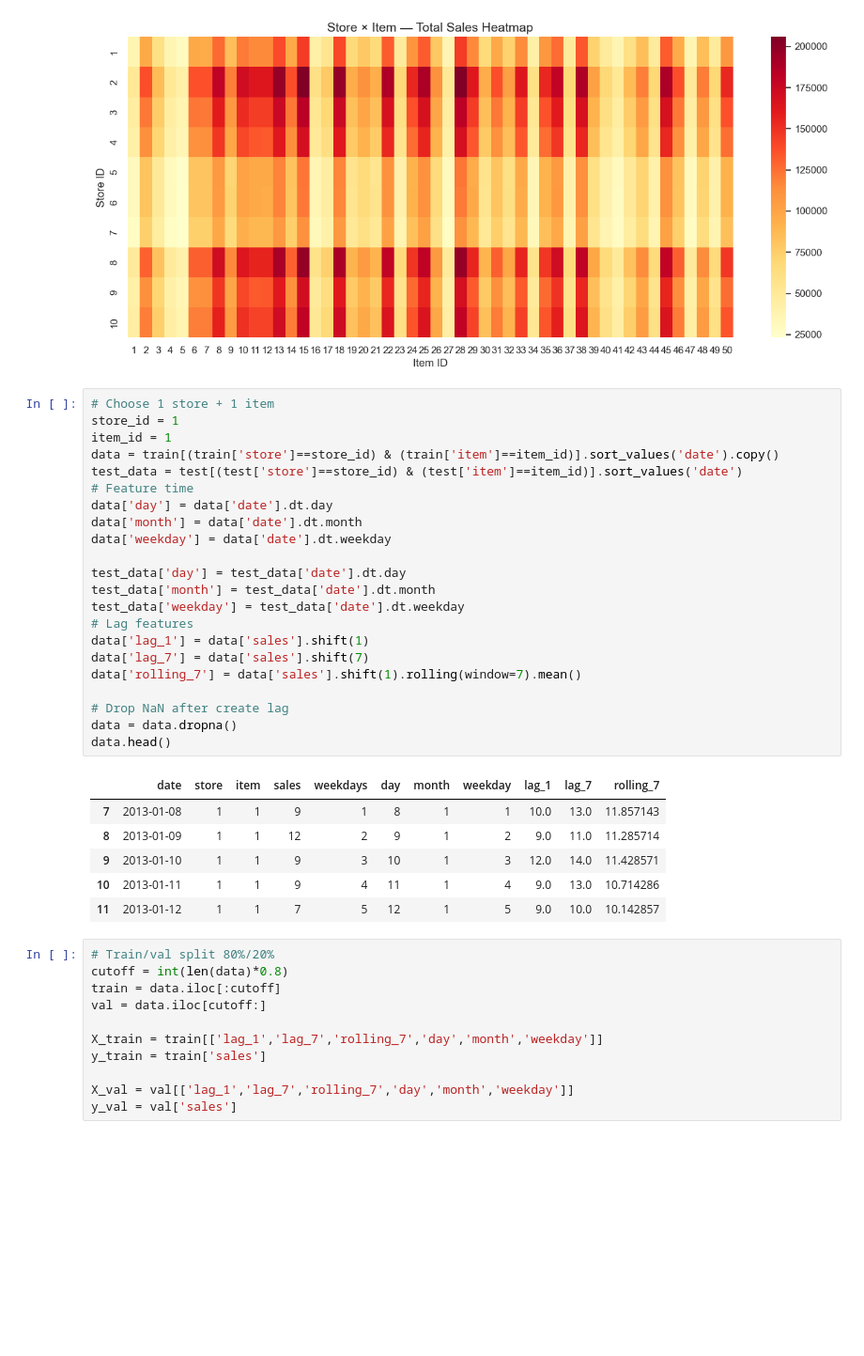
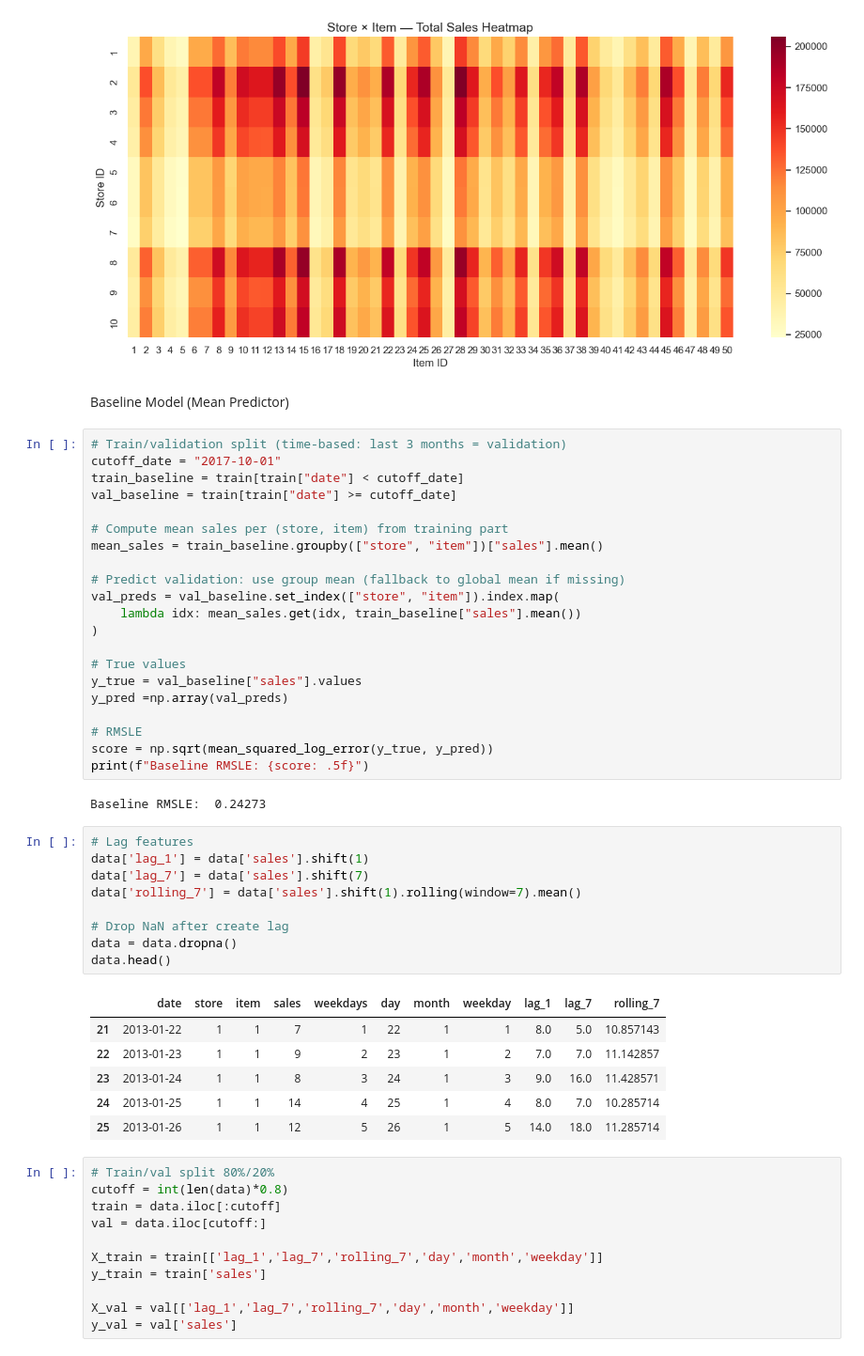
Before and after one commit to Audrey175/Product-Intelligence-Demand-Forecasting, a Jupyter notebook: notebooks/01_data_overview.ipynb, the cells around one changed output. Shown at 94% size. Saved outputs shown, nothing was run; the diff lists cells and outputs as text; blank space fills up the shorter version.

```diff
--- a/notebooks/01_data_overview.ipynb
+++ b/notebooks/01_data_overview.ipynb
@@ -260,35 +260,47 @@ plt.ylabel("Store ID")
 plt.show()
 # %% [output]
 [figure]
+# %% [markdown]
+Baseline Model (Mean Predictor)
+# %%
+# Train/validation split (time-based: last 3 months = validation)
+cutoff_date = "2017-10-01"
+train_baseline = train[train["date"] < cutoff_date]
+val_baseline = train[train["date"] >= cutoff_date]
+
+# Compute mean sales per (store, item) from training part
+mean_sales = train_baseline.groupby(["store", "item"])["sales"].mean()
+
+# Predict validation: use group mean (fallback to global mean if missing)
+val_preds = val_baseline.set_index(["store", "item"]).index.map(
+    lambda idx: mean_sales.get(idx, train_baseline["sales"].mean())
+)
+
+# True values
+y_true = val_baseline["sales"].values
+y_pred =np.array(val_preds)
+
+# RMSLE
+score = np.sqrt(mean_squared_log_error(y_true, y_pred))
+print(f"Baseline RMSLE: {score: .5f}")
+# %% [output]
+Baseline RMSLE:  0.24273
 # %%
-# Choose 1 store + 1 item
-store_id = 1
-item_id = 1
-data = train[(train['store']==store_id) & (train['item']==item_id)].sort_values('date').copy()
-test_data = test[(test['store']==store_id) & (test['item']==item_id)].sort_values('date')
-# Feature time
-data['day'] = data['date'].dt.day
-data['month'] = data['date'].dt.month
-data['weekday'] = data['date'].dt.weekday
-
-test_data['day'] = test_data['date'].dt.day
-test_data['month'] = test_data['date'].dt.month
-test_data['weekday'] = test_data['date'].dt.weekday
 # Lag features
 data['lag_1'] = data['sales'].shift(1)
 data['lag_7'] = data['sales'].shift(7)
 data['rolling_7'] = data['sales'].shift(1).rolling(window=7).mean()
 
 # Drop NaN after create lag
 data = data.dropna()
 data.head()
 # %% [output]
 |  | date | store | item | sales | weekdays | day | month | weekday | lag_1 | lag_7 | rolling_7 |
-| 7 | 2013-01-08 | 1 | 1 | 9 | 1 | 8 | 1 | 1 | 10.0 | 13.0 | 11.857143 |
-| 8 | 2013-01-09 | 1 | 1 | 12 | 2 | 9 | 1 | 2 | 9.0 | 11.0 | 11.285714 |
-| 9 | 2013-01-10 | 1 | 1 | 9 | 3 | 10 | 1 | 3 | 12.0 | 14.0 | 11.428571 |
-| 10 | 2013-01-11 | 1 | 1 | 9 | 4 | 11 | 1 | 4 | 9.0 | 13.0 | 10.714286 |
-| 11 | 2013-01-12 | 1 | 1 | 7 | 5 | 12 | 1 | 5 | 9.0 | 10.0 | 10.142857 |
+| 21 | 2013-01-22 | 1 | 1 | 7 | 1 | 22 | 1 | 1 | 8.0 | 5.0 | 10.857143 |
+| 22 | 2013-01-23 | 1 | 1 | 9 | 2 | 23 | 1 | 2 | 7.0 | 7.0 | 11.142857 |
+| 23 | 2013-01-24 | 1 | 1 | 8 | 3 | 24 | 1 | 3 | 9.0 | 16.0 | 11.428571 |
+| 24 | 2013-01-25 | 1 | 1 | 14 | 4 | 25 | 1 | 4 | 8.0 | 7.0 | 10.285714 |
+| 25 | 2013-01-26 | 1 | 1 | 12 | 5 | 26 | 1 | 5 | 14.0 | 18.0 | 11.285714 |
 # %%
 # Train/val split 80%/20%
 cutoff = int(len(data)*0.8)
```
Also changed, not shown: parts of 3 cells of this notebook, 9 other files.
